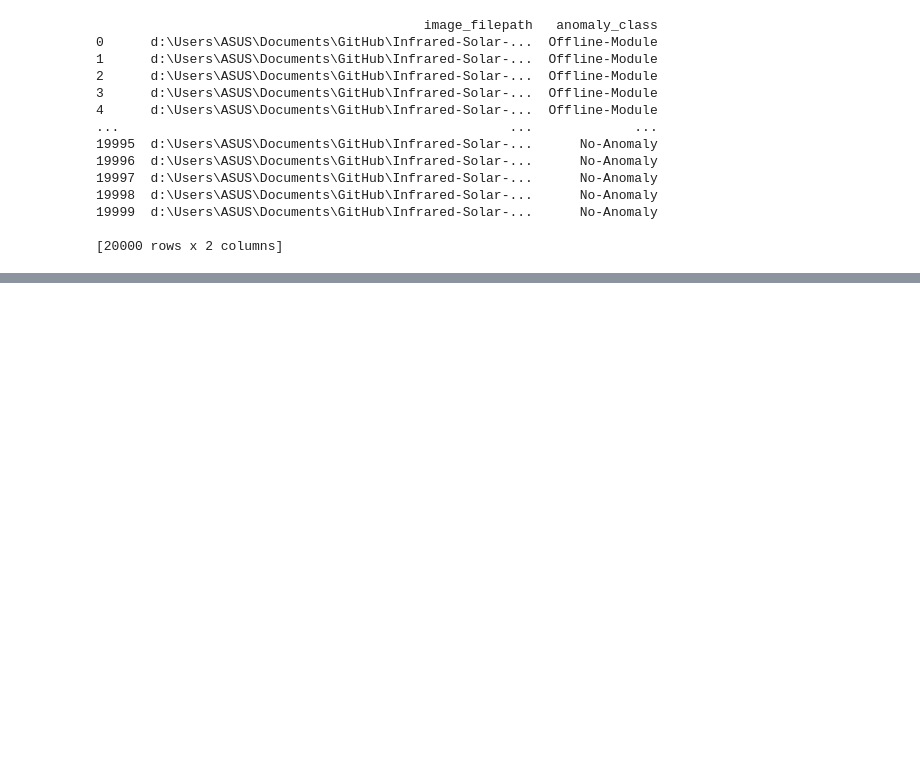
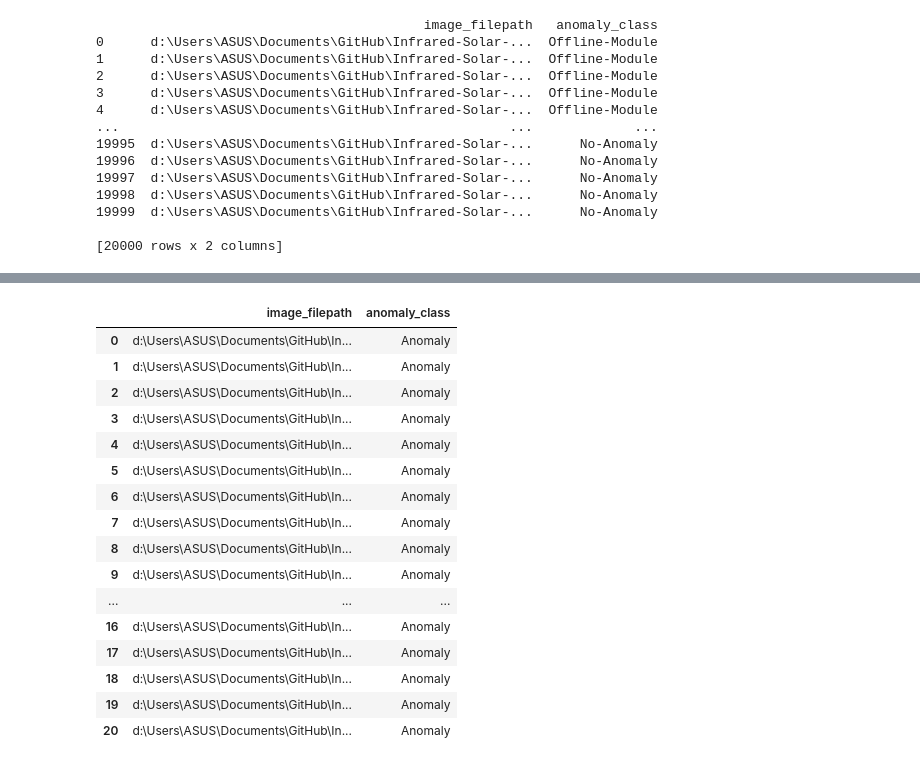
Before and after one commit to DanielOrBO/Infrared-Solar-Modules-Classifier, a Jupyter notebook: Test_Models_2 Classes.ipynb, the cells around one changed output, grey strips where cells are left out. Cells and saved outputs as stored; diff of their text form; code cells hidden in the pictures; blank space fills up the shorter version.

```diff
--- a/Test_Models_2 Classes.ipynb
+++ b/Test_Models_2 Classes.ipynb
@@ -98,3 +62,25 @@ print(sample["image_filepath"][1235])
+# %%
+a = df.drop(df.index[21::])
+# %%
+a
+# %% [output]
+|  | image_filepath | anomaly_class |
+| 0 | d:\Users\ASUS\Documents\GitHub\In... | Anomaly |
+| 1 | d:\Users\ASUS\Documents\GitHub\In... | Anomaly |
+| 2 | d:\Users\ASUS\Documents\GitHub\In... | Anomaly |
+| 3 | d:\Users\ASUS\Documents\GitHub\In... | Anomaly |
+| 4 | d:\Users\ASUS\Documents\GitHub\In... | Anomaly |
+| 5 | d:\Users\ASUS\Documents\GitHub\In... | Anomaly |
+| 6 | d:\Users\ASUS\Documents\GitHub\In... | Anomaly |
+| 7 | d:\Users\ASUS\Documents\GitHub\In... | Anomaly |
+| 8 | d:\Users\ASUS\Documents\GitHub\In... | Anomaly |
+| 9 | d:\Users\ASUS\Documents\GitHub\In... | Anomaly |
+| ... | ... | ... |
+| 16 | d:\Users\ASUS\Documents\GitHub\In... | Anomaly |
+| 17 | d:\Users\ASUS\Documents\GitHub\In... | Anomaly |
+| 18 | d:\Users\ASUS\Documents\GitHub\In... | Anomaly |
+| 19 | d:\Users\ASUS\Documents\GitHub\In... | Anomaly |
+| 20 | d:\Users\ASUS\Documents\GitHub\In... | Anomaly |
 # %%
 def dataframe(df):
 
```
Also changed, not shown: parts of 23 cells of this notebook.
